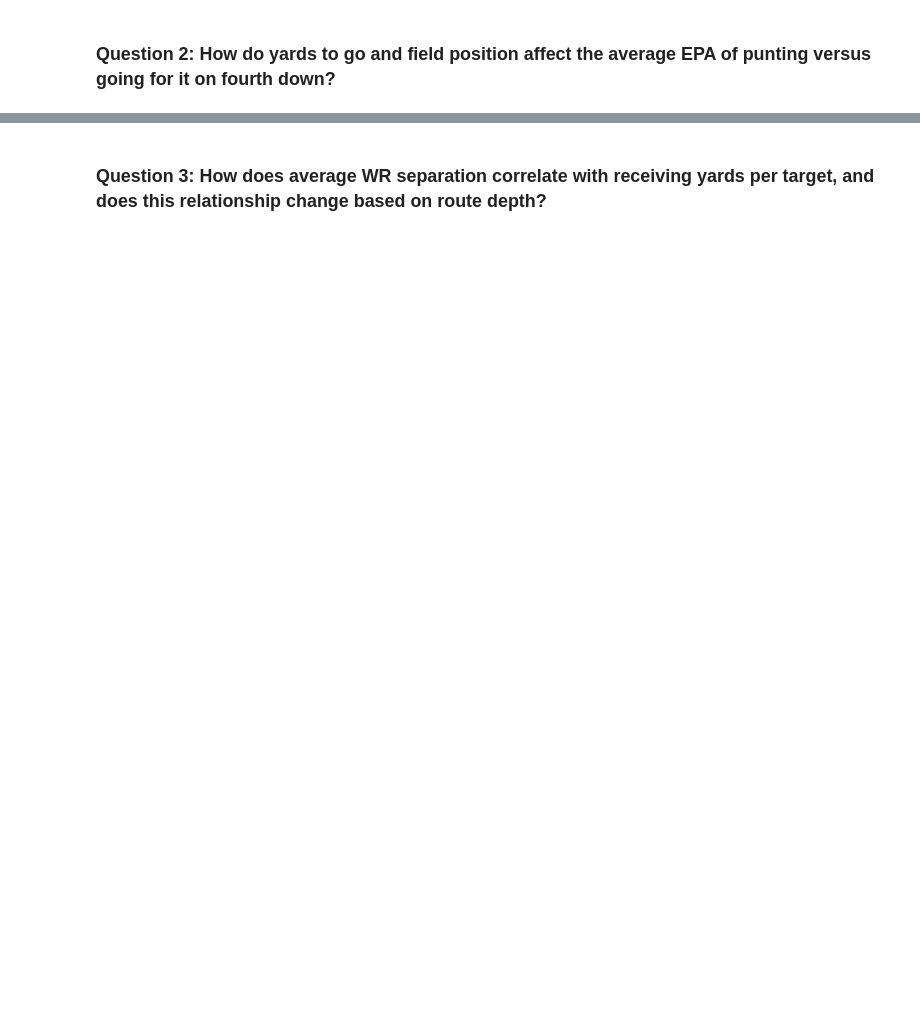
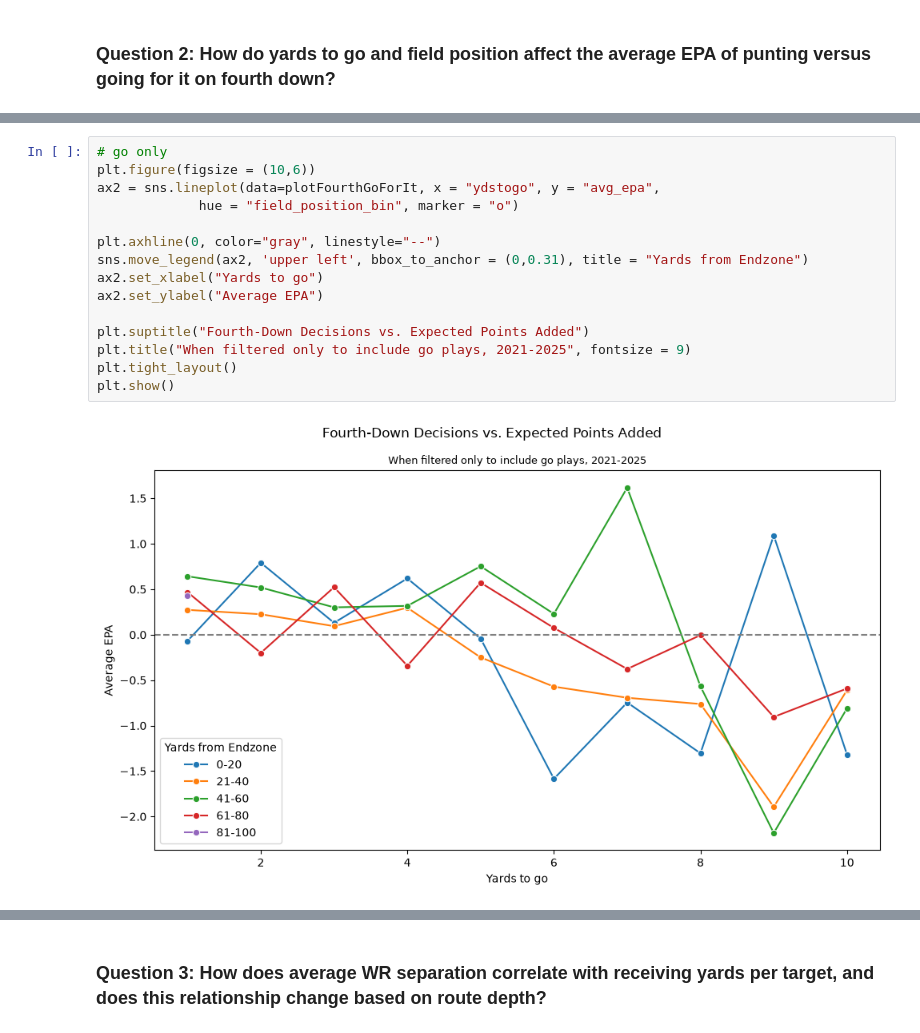
Before and after one commit to acimma3/cs418-football, a Jupyter notebook: eda_revised_q.ipynb, the cells around one changed output, grey strips where cells are left out. Saved outputs shown, nothing was run; the diff lists cells and outputs as text; blank space fills up the shorter version.

```diff
--- a/eda_revised_q.ipynb
+++ b/eda_revised_q.ipynb
@@ -64,0 +178,17 @@ original EDA document has the 4th down visual but does not include field positio
+# %%
+# go only
+plt.figure(figsize = (10,6))
+ax2 = sns.lineplot(data=plotFourthGoForIt, x = "ydstogo", y = "avg_epa",
+             hue = "field_position_bin", marker = "o")
+
+plt.axhline(0, color="gray", linestyle="--")
+sns.move_legend(ax2, 'upper left', bbox_to_anchor = (0,0.31), title = "Yards from Endzone")
+ax2.set_xlabel("Yards to go")
+ax2.set_ylabel("Average EPA")
+
+plt.suptitle("Fourth-Down Decisions vs. Expected Points Added")
+plt.title("When filtered only to include go plays, 2021-2025", fontsize = 9)
+plt.tight_layout()
+plt.show()
+# %% [output]
+[figure, added]
```
Also changed, not shown: parts of 10 cells of this notebook.
